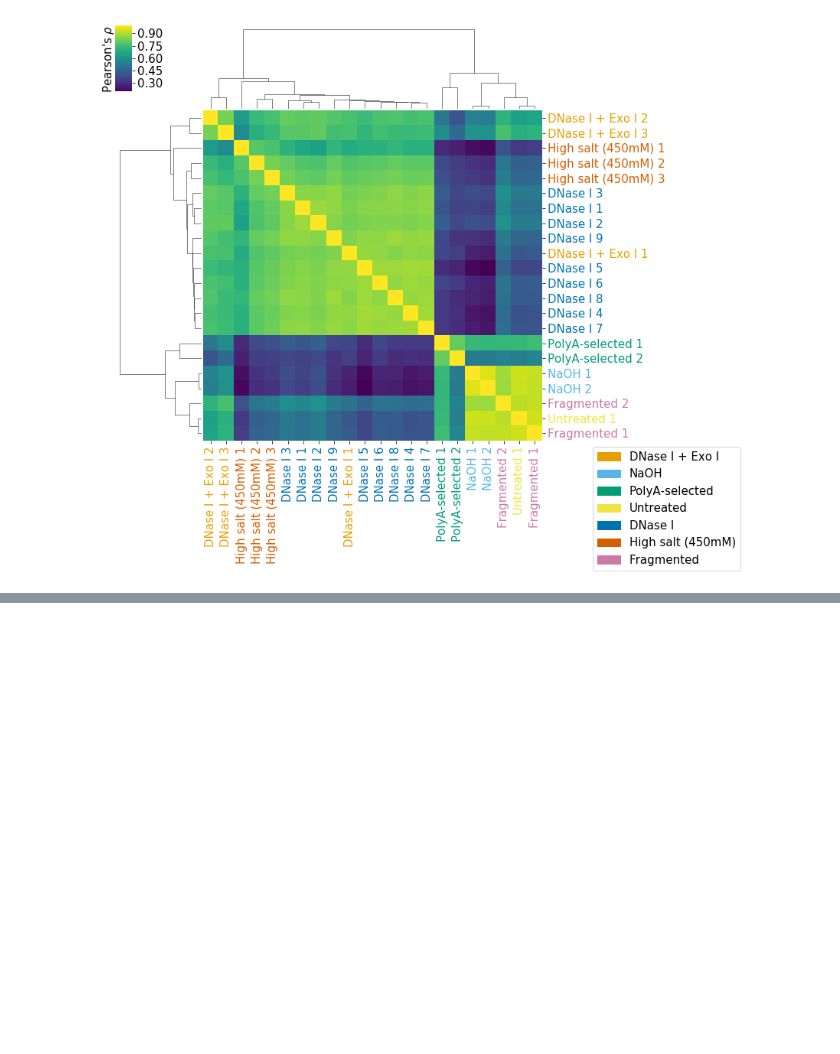
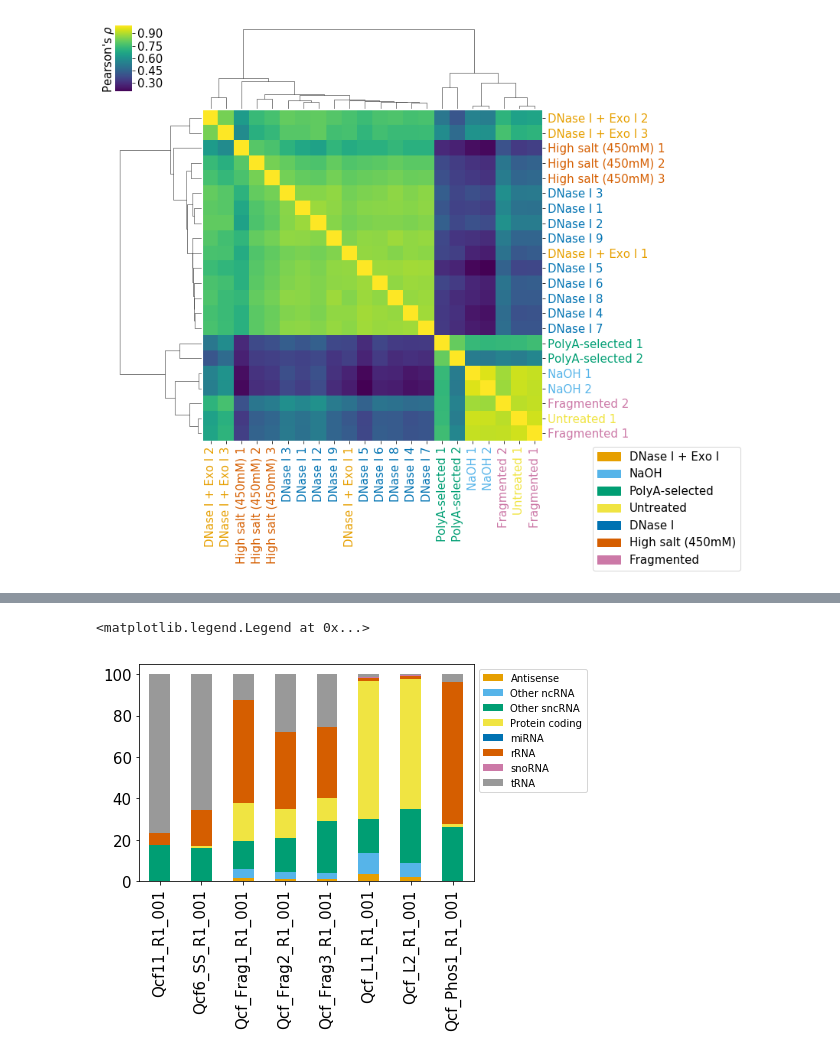
Before and after one commit to wckdouglas/cfNA, a Jupyter notebook: plots/plot_count.ipynb, the cells around one changed output, grey strips where cells are left out. Drawn from its saved outputs; the diff is of its cells as text; code cells hidden in the pictures; blank space fills up the shorter version.

```diff
--- a/plots/plot_count.ipynb
+++ b/plots/plot_count.ipynb
@@ -431,0 +476,4 @@ dedup_df.grouped_type.unique()
+# %%
+long_phos = pd.read_table('/stor/work/Lambowitz/cdw2854/cell_Free_nucleotides/tgirt_map/Counts/combined_gene_count.tsv')\
+    .filter(regex='id|name|grouped|L[12]|Frag|Phos|Qcf11|Qcf6')
+long_phos.head()
@@ -431,0 +487,14 @@ dedup_df.grouped_type.unique()
+# %%
+ax = plt.subplot(111)
+long_phos\
+    .pipe(lambda d: d[~d.grouped_type.isin(['No features'])]) \
+    .drop(['id','name'], axis=1)\
+    .groupby('grouped_type') \
+    .sum() \
+    .transform(lambda d: d/d.sum(axis=0) * 100) \
+    .transpose()\
+    .plot.bar(stacked=True, ax = ax, color = okabeito_palette())
+ax.legend(bbox_to_anchor = (1,1))
+# %% [output]
+<matplotlib.legend.Legend at 0x...>
+[figure, added]
```
Also changed, not shown: parts of 13 cells of this notebook, 16 other files.
